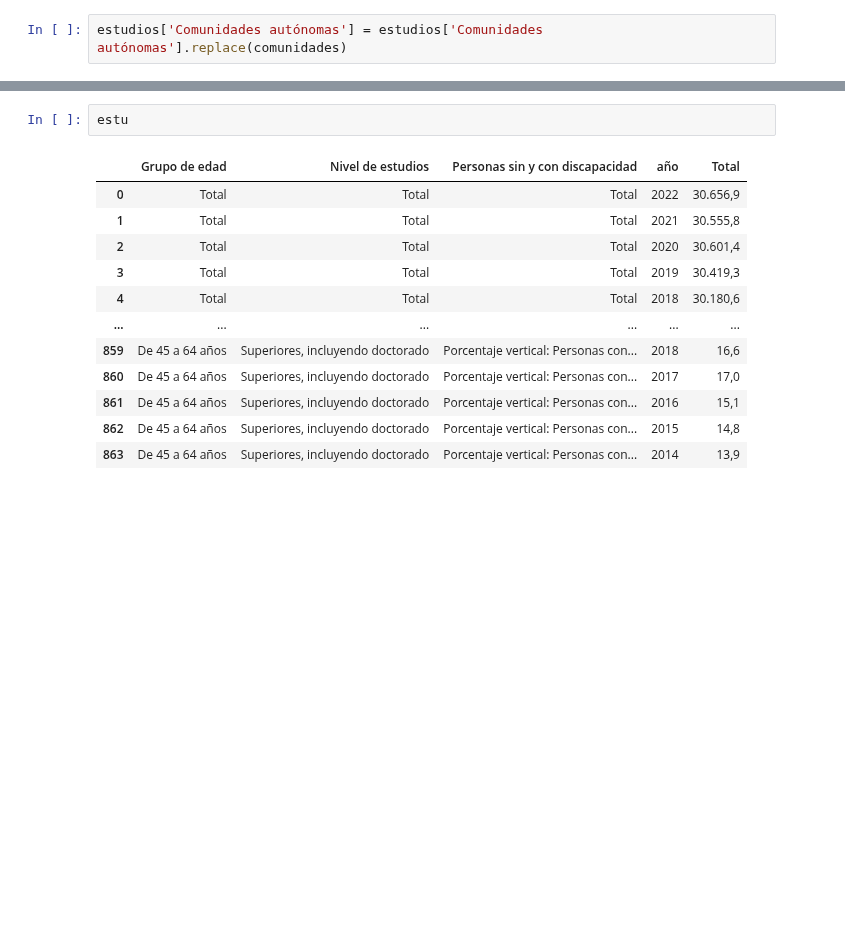
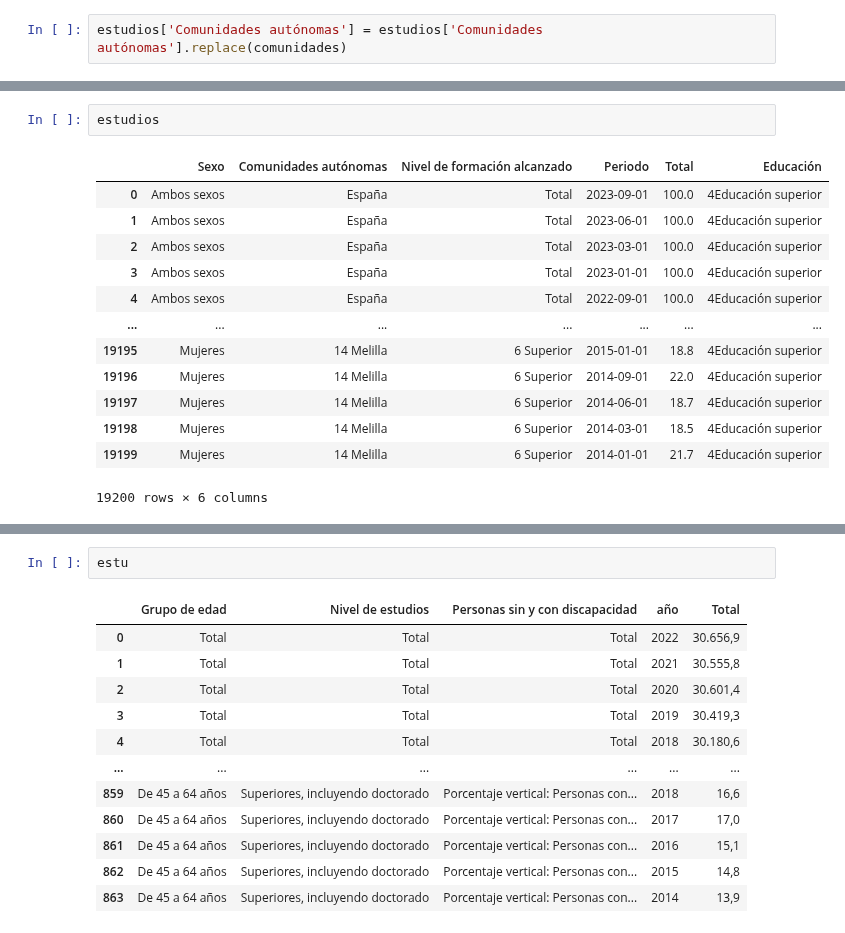
Before and after one commit to Gbau11/Empleo-Espa-a, a Jupyter notebook: code/paro_actividad.ipynb, the cells around one changed output, grey strips where cells are left out. Saved outputs shown, nothing was run; the diff lists cells and outputs as text; blank space fills up the shorter version.

```diff
--- a/code/paro_actividad.ipynb
+++ b/code/paro_actividad.ipynb
@@ -400,0 +401,16 @@ array(['España', '12Andalucía', '06Aragón', '05Asturias',
+# %%
+estudios
+# %% [output]
+|  | Sexo | Comunidades autónomas | Nivel de formación alcanzado | Periodo | Total | Educación |
+| 0 | Ambos sexos | España | Total | 2023-09-01 | 100.0 | 4Educación superior |
+| 1 | Ambos sexos | España | Total | 2023-06-01 | 100.0 | 4Educación superior |
+| 2 | Ambos sexos | España | Total | 2023-03-01 | 100.0 | 4Educación superior |
+| 3 | Ambos sexos | España | Total | 2023-01-01 | 100.0 | 4Educación superior |
+| 4 | Ambos sexos | España | Total | 2022-09-01 | 100.0 | 4Educación superior |
+| ... | ... | ... | ... | ... | ... | ... |
+| 19195 | Mujeres | 14 Melilla | 6 Superior | 2015-01-01 | 18.8 | 4Educación superior |
+| 19196 | Mujeres | 14 Melilla | 6 Superior | 2014-09-01 | 22.0 | 4Educación superior |
+| 19197 | Mujeres | 14 Melilla | 6 Superior | 2014-06-01 | 18.7 | 4Educación superior |
+| 19198 | Mujeres | 14 Melilla | 6 Superior | 2014-03-01 | 18.5 | 4Educación superior |
+| 19199 | Mujeres | 14 Melilla | 6 Superior | 2014-01-01 | 21.7 | 4Educación superior |
+19200 rows × 6 columns
```
Also changed, not shown: parts of 6 cells of this notebook, 1 other file.
